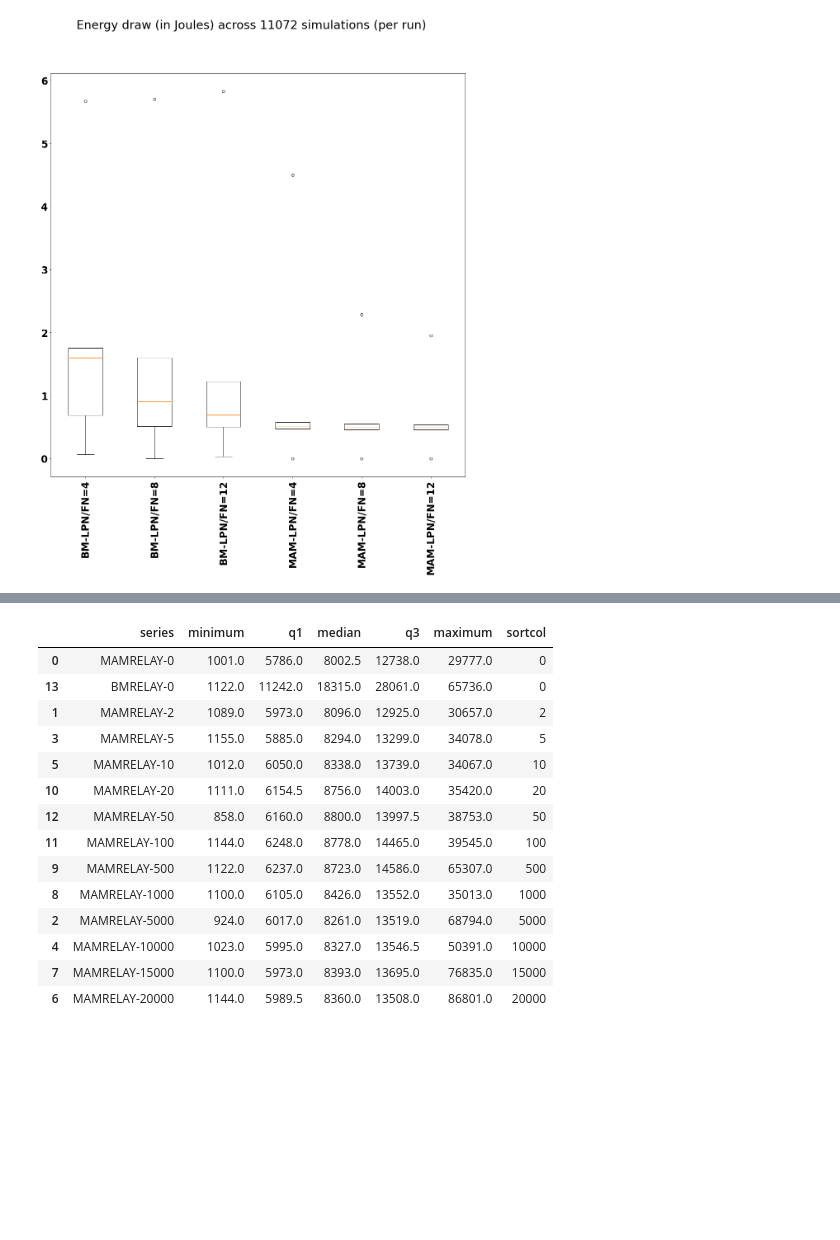
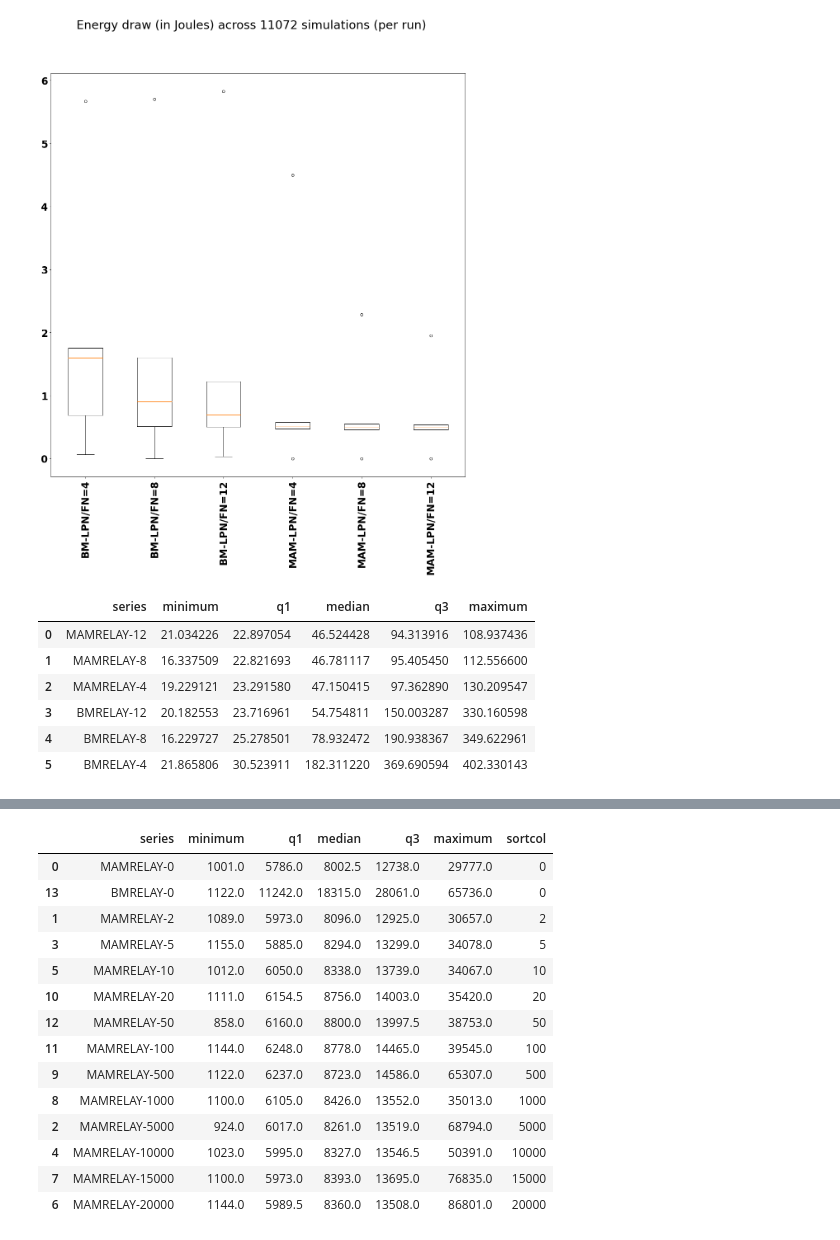
Before and after one commit to marcelopaulon/PUC-Rio, a Jupyter notebook: showcases/projects/mam/MAM-LARGE-Analysis.ipynb, the cells around one changed output, grey strips where cells are left out. Cells and saved outputs as stored; diff of their text form; code cells hidden in the pictures; blank space fills up the shorter version.

```diff
--- a/showcases/projects/mam/MAM-LARGE-Analysis.ipynb
+++ b/showcases/projects/mam/MAM-LARGE-Analysis.ipynb
@@ -408,3 +408,25 @@ getBoxPlotData(labels, bp)
 | 4 | BM-LPN/FN=8 | 0.459441 | 0.459441 | 0.505953 | 0.550066 | 0.550066 |
 | 5 | BM-LPN/FN=4 | 0.459400 | 0.459400 | 0.499951 | 0.538752 | 0.538752 |
 [figure]
+# %%
+energyDrawBPdata100 = pd.read_sql_query('''
+WITH raw_data AS (
+
+SELECT CONCAT(relay_type,'-',lpn_fn_ratio) as series, sum(cast(value as DOUBLE PRECISION)*-1.0) as value
+      from scalars
+      where name='residualEnergyCapacity:last' and (relay_type='BMRELAY' or delta_ms=100)
+      group by node_amount, area_sq_m, lpn_fn_ratio, relay_type, delta_ms, speed_ms, series, rep, name
+
+),
+
+''' + BP_QUERY_SUFFIX, cnx)
+
+energyDrawBPdata100
+# %% [output]
+|  | series | minimum | q1 | median | q3 | maximum |
+| 0 | MAMRELAY-12 | 21.034226 | 22.897054 | 46.524428 | 94.313916 | 108.937436 |
+| 1 | MAMRELAY-8 | 16.337509 | 22.821693 | 46.781117 | 95.405450 | 112.556600 |
+| 2 | MAMRELAY-4 | 19.229121 | 23.291580 | 47.150415 | 97.362890 | 130.209547 |
+| 3 | BMRELAY-12 | 20.182553 | 23.716961 | 54.754811 | 150.003287 | 330.160598 |
+| 4 | BMRELAY-8 | 16.229727 | 25.278501 | 78.932472 | 190.938367 | 349.622961 |
+| 5 | BMRELAY-4 | 21.865806 | 30.523911 | 182.311220 | 369.690594 | 402.330143 |
```
Also changed, not shown: parts of 4 cells of this notebook, 3 other files.
